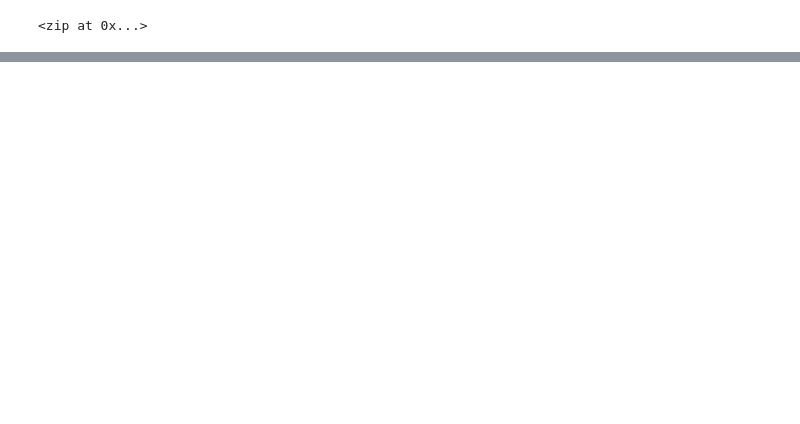
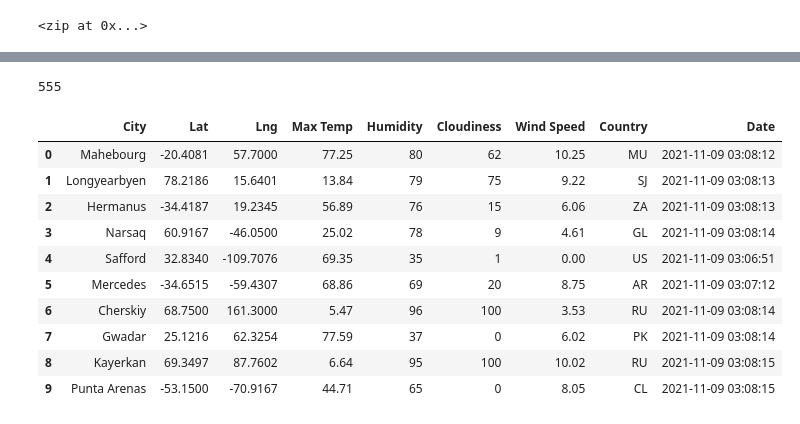
Before and after one commit to rvp47/World_Weather_Analysis, a Jupyter notebook: WeatherPy.ipynb, the cells around one changed output, grey strips where cells are left out. Drawn from its saved outputs; the diff is of its cells as text; code cells hidden in the pictures; blank space fills up the shorter version.

```diff
--- a/WeatherPy.ipynb
+++ b/WeatherPy.ipynb
@@ -33,0 +40,4 @@ len(cities)
+# %%
+# Starting URL for Weather Map API Call.
+url = "http://api.openweathermap.org/data/2.5/weather?units=Imperial&APPID=" + weather_api_key
+print(url)
@@ -33,0 +130,20 @@ len(cities)
+# %%
+len(city_data)
+# %% [output]
+555
+# %%
+# Convert the array of dictionaries to a Pandas DataFrame.
+city_data_df = pd.DataFrame(city_data)
+city_data_df.head(10)
+# %% [output]
+|  | City | Lat | Lng | Max Temp | Humidity | Cloudiness | Wind Speed | Country | Date |
+| 0 | Mahebourg | -20.4081 | 57.7000 | 77.25 | 80 | 62 | 10.25 | MU | 2021-11-09 03:08:12 |
+| 1 | Longyearbyen | 78.2186 | 15.6401 | 13.84 | 79 | 75 | 9.22 | SJ | 2021-11-09 03:08:13 |
+| 2 | Hermanus | -34.4187 | 19.2345 | 56.89 | 76 | 15 | 6.06 | ZA | 2021-11-09 03:08:13 |
+| 3 | Narsaq | 60.9167 | -46.0500 | 25.02 | 78 | 9 | 4.61 | GL | 2021-11-09 03:08:14 |
+| 4 | Safford | 32.8340 | -109.7076 | 69.35 | 35 | 1 | 0.00 | US | 2021-11-09 03:06:51 |
+| 5 | Mercedes | -34.6515 | -59.4307 | 68.86 | 69 | 20 | 8.75 | AR | 2021-11-09 03:07:12 |
+| 6 | Cherskiy | 68.7500 | 161.3000 | 5.47 | 96 | 100 | 3.53 | RU | 2021-11-09 03:08:14 |
+| 7 | Gwadar | 25.1216 | 62.3254 | 77.59 | 37 | 0 | 6.02 | PK | 2021-11-09 03:08:14 |
+| 8 | Kayerkan | 69.3497 | 87.7602 | 6.64 | 95 | 100 | 10.02 | RU | 2021-11-09 03:08:15 |
+| 9 | Punta Arenas | -53.1500 | -70.9167 | 44.71 | 65 | 0 | 8.05 | CL | 2021-11-09 03:08:15 |
```
Also changed, not shown: parts of 7 cells of this notebook, 1 other file.
